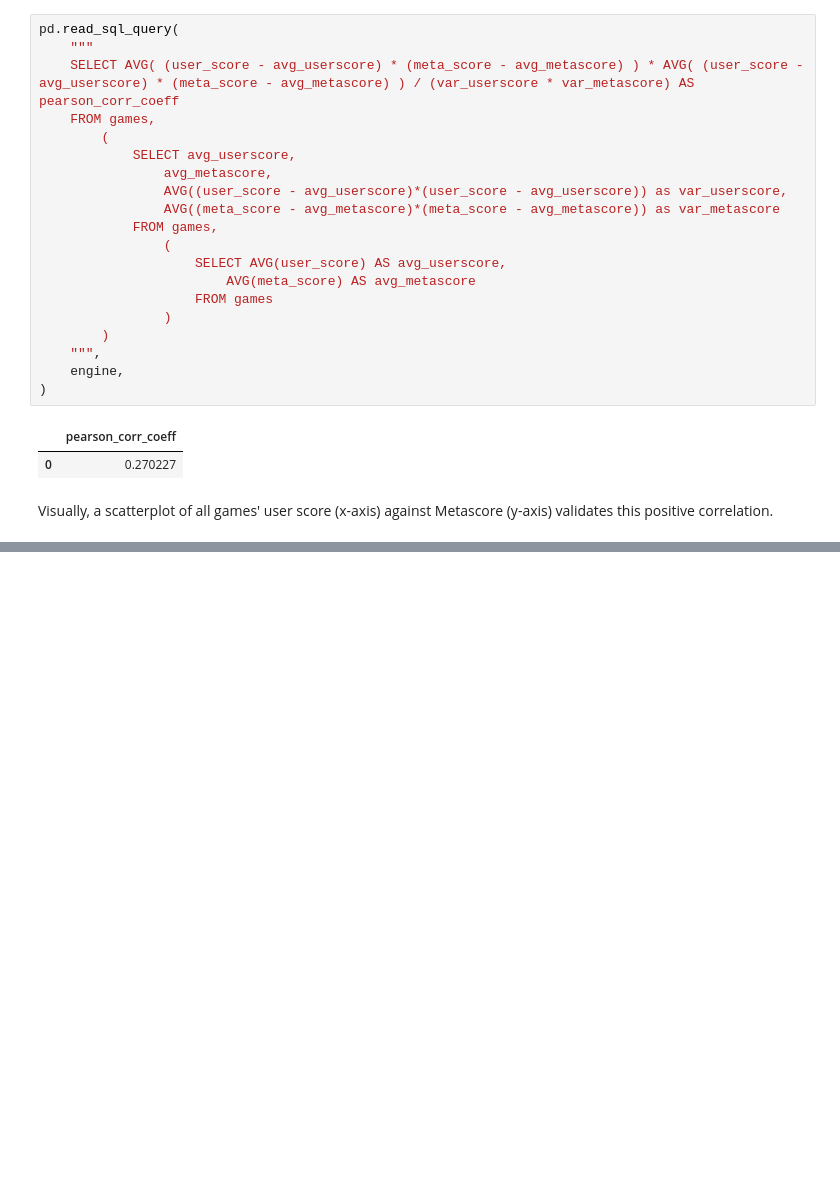
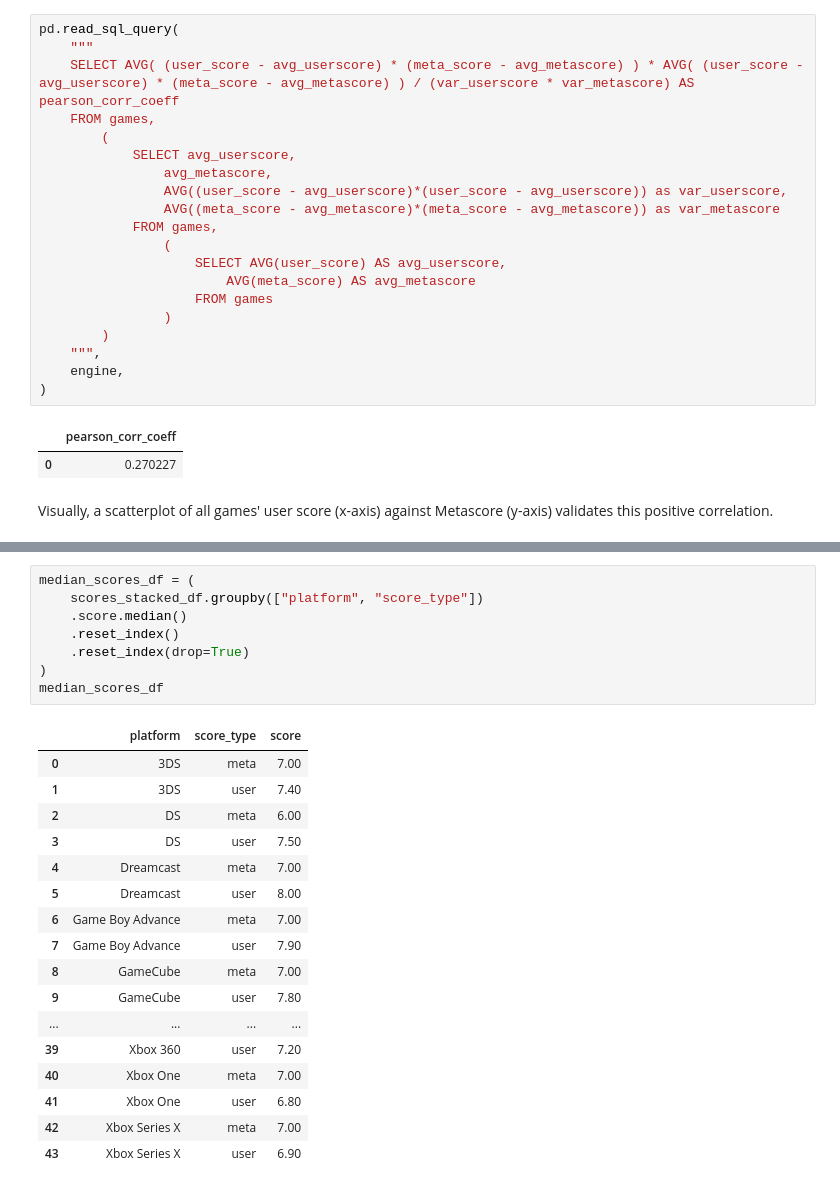
Before and after one commit to henrylin03/video-games, a Jupyter notebook: analysis.ipynb, the cells around one changed output, grey strips where cells are left out. Saved outputs shown, nothing was run; the diff lists cells and outputs as text; blank space fills up the shorter version.

```diff
--- a/analysis.ipynb
+++ b/analysis.ipynb
@@ -403,0 +438,26 @@ plt.show()
+# %%
+median_scores_df = (
+    scores_stacked_df.groupby(["platform", "score_type"])
+    .score.median()
+    .reset_index()
+    .reset_index(drop=True)
+)
+median_scores_df
+# %% [output]
+|  | platform | score_type | score |
+| 0 | 3DS | meta | 7.00 |
+| 1 | 3DS | user | 7.40 |
+| 2 | DS | meta | 6.00 |
+| 3 | DS | user | 7.50 |
+| 4 | Dreamcast | meta | 7.00 |
+| 5 | Dreamcast | user | 8.00 |
+| 6 | Game Boy Advance | meta | 7.00 |
+| 7 | Game Boy Advance | user | 7.90 |
+| 8 | GameCube | meta | 7.00 |
+| 9 | GameCube | user | 7.80 |
+| ... | ... | ... | ... |
+| 39 | Xbox 360 | user | 7.20 |
+| 40 | Xbox One | meta | 7.00 |
+| 41 | Xbox One | user | 6.80 |
+| 42 | Xbox Series X | meta | 7.00 |
+| 43 | Xbox Series X | user | 6.90 |
```
Also changed, not shown: parts of 7 cells of this notebook.
